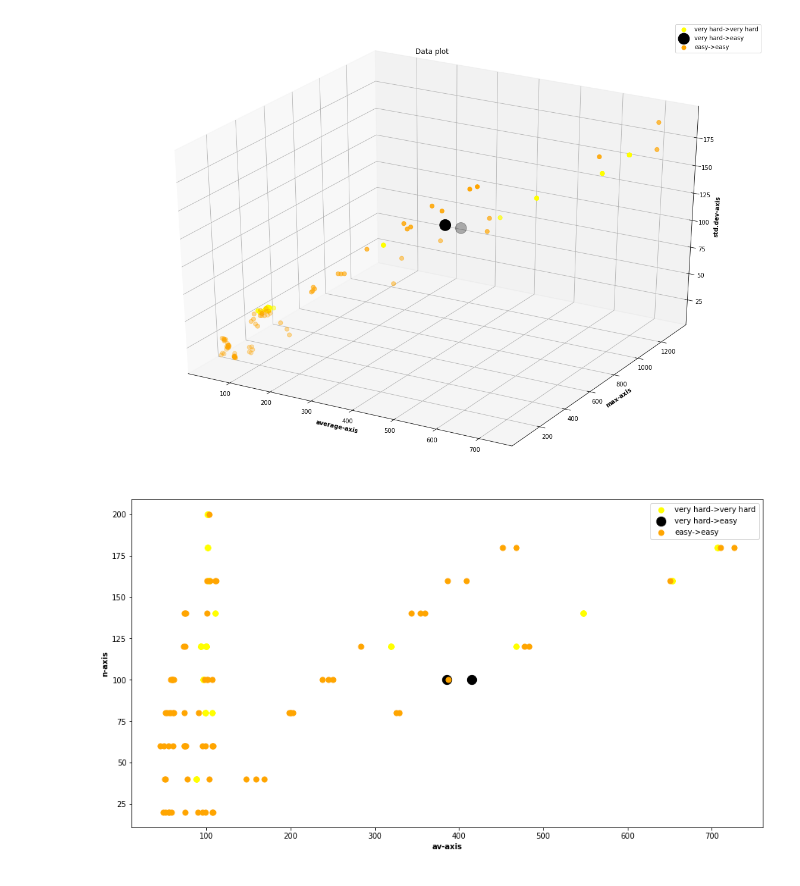
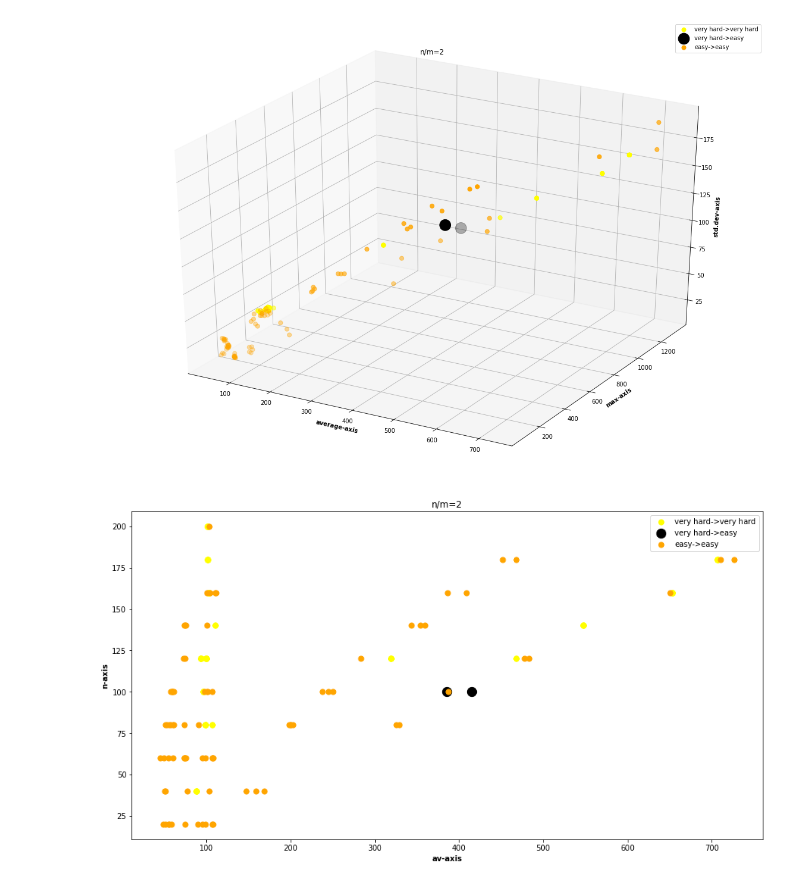
Before and after one commit to harel-coffee/pouw-auto, a Jupyter notebook: 4Dropped_Neural_Network_Multi_Classs_Classification.ipynb, the cells around one changed output. Drawn from its saved outputs; the diff is of its cells as text; code cells hidden in the pictures.

```diff
--- a/4Dropped_Neural_Network_Multi_Classs_Classification.ipynb
+++ b/4Dropped_Neural_Network_Multi_Classs_Classification.ipynb
@@ -305,21 +305,22 @@ plt.show()
 # %%
 fig = plt.figure(figsize = (15, 8))
 ax = plt.axes()
 
 ax.scatter(av_good, n_good, s = 50, color = 'yellow')
 ax.scatter(av_bad, n_bad, s = 150, color = 'black')
 ax.scatter(av_good2, n_good2, s = 50, color = 'orange')
 
 
 ax.set_xlabel('av-axis', fontweight ='bold')
 ax.set_ylabel('n-axis', fontweight ='bold')
 
 ax.legend(['very hard->very hard', 'very hard->easy', 'easy->easy'])
+plt.title("n/m=2")
 
 # show plot
 plt.show()
 # %% [output]
-[figure, old version]
+[figure, new version]
 # %%
 fig = plt.figure(figsize = (15, 8))
 ax = plt.axes()
```
Also changed, not shown: parts of 2 cells of this notebook.
